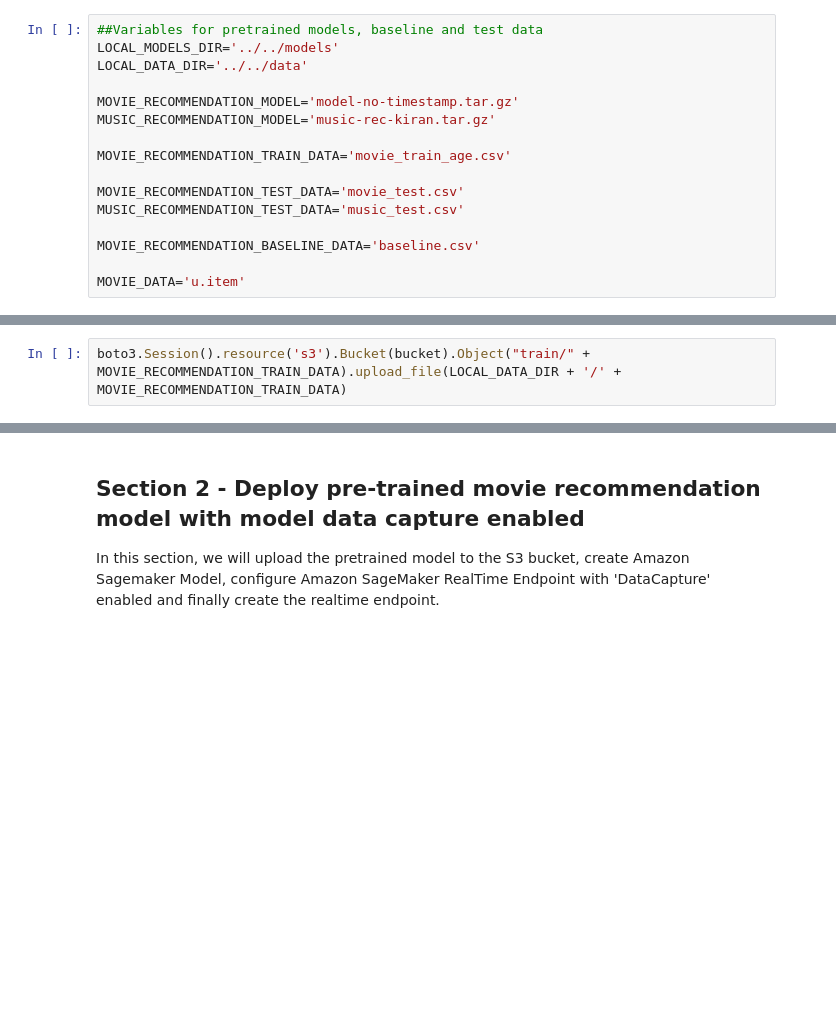
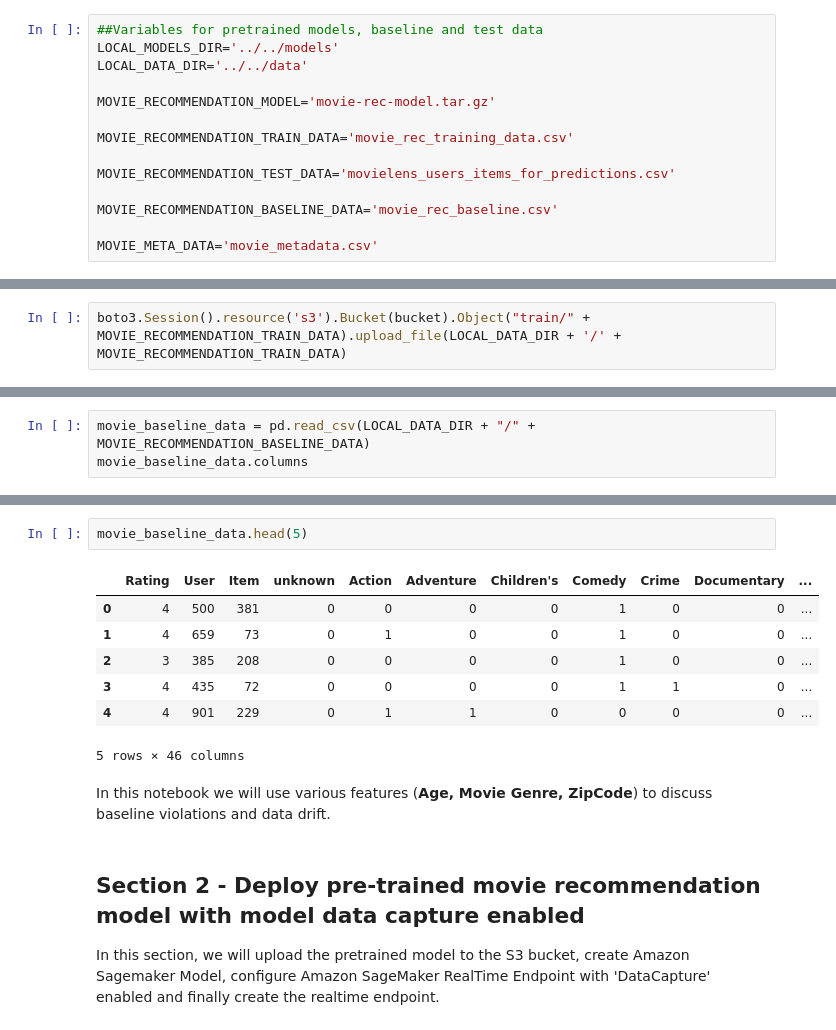
Before and after one commit to sirimuppala/amazon-sagemaker-multi-model-endpoints-model-monitoring, a Jupyter notebook: model-monitoring/monitor_xgboost_recommendation_model.ipynb, the cells around one changed output, grey strips where cells are left out. Cells and saved outputs as stored; diff of their text form; blank space fills up the shorter version.

```diff
--- a/model-monitoring/monitor_xgboost_recommendation_model.ipynb
+++ b/model-monitoring/monitor_xgboost_recommendation_model.ipynb
@@ -93,14 +95,12 @@ print("Postproc Code path: {}".format(s3_code_postprocessor_uri))
 LOCAL_MODELS_DIR='../../models'
 LOCAL_DATA_DIR='../../data'
 
-MOVIE_RECOMMENDATION_MODEL='model-no-timestamp.tar.gz'
-MUSIC_RECOMMENDATION_MODEL='music-rec-kiran.tar.gz'
+MOVIE_RECOMMENDATION_MODEL='movie-rec-model.tar.gz'
 
-MOVIE_RECOMMENDATION_TRAIN_DATA='movie_train_age.csv'
+MOVIE_RECOMMENDATION_TRAIN_DATA='movie_rec_training_data.csv'
 
-MOVIE_RECOMMENDATION_TEST_DATA='movie_test.csv'
-MUSIC_RECOMMENDATION_TEST_DATA='music_test.csv'
+MOVIE_RECOMMENDATION_TEST_DATA='movielens_users_items_for_predictions.csv'
 
-MOVIE_RECOMMENDATION_BASELINE_DATA='baseline.csv'
+MOVIE_RECOMMENDATION_BASELINE_DATA='movie_rec_baseline.csv'
 
-MOVIE_DATA='u.item'
+MOVIE_META_DATA='movie_metadata.csv'
@@ -121,0 +134,3 @@ boto3.Session().resource('s3').Bucket(bucket).Object("train/" + MOVIE_RECOMMENDA
+# %%
+movie_baseline_data = pd.read_csv(LOCAL_DATA_DIR + "/" + MOVIE_RECOMMENDATION_BASELINE_DATA)
+movie_baseline_data.columns
@@ -122,3 +162,15 @@ boto3.Session().resource('s3').Bucket(bucket).Object("train/" + MOVIE_RECOMMENDA
+# %%
+movie_baseline_data.head(5)
+# %% [output]
+|  | Rating | User | Item | unknown | Action | Adventure | Children's | Comedy | Crime | Documentary | ... |
+| 0 | 4 | 500 | 381 | 0 | 0 | 0 | 0 | 1 | 0 | 0 | ... |
+| 1 | 4 | 659 | 73 | 0 | 1 | 0 | 0 | 1 | 0 | 0 | ... |
+| 2 | 3 | 385 | 208 | 0 | 0 | 0 | 0 | 1 | 0 | 0 | ... |
+| 3 | 4 | 435 | 72 | 0 | 0 | 0 | 0 | 1 | 1 | 0 | ... |
+| 4 | 4 | 901 | 229 | 0 | 1 | 1 | 0 | 0 | 0 | 0 | ... |
+5 rows × 46 columns
+# %% [markdown]
+In this notebook we will use various features (**Age, Movie Genre, ZipCode**) to discuss baseline violations and data drift.
 # %% [markdown]
 ## Section 2 - Deploy pre-trained movie recommendation model with model data capture enabled <a id='deploy'></a>
 
```
Also changed, not shown: parts of 41 cells of this notebook, 5 other files.
